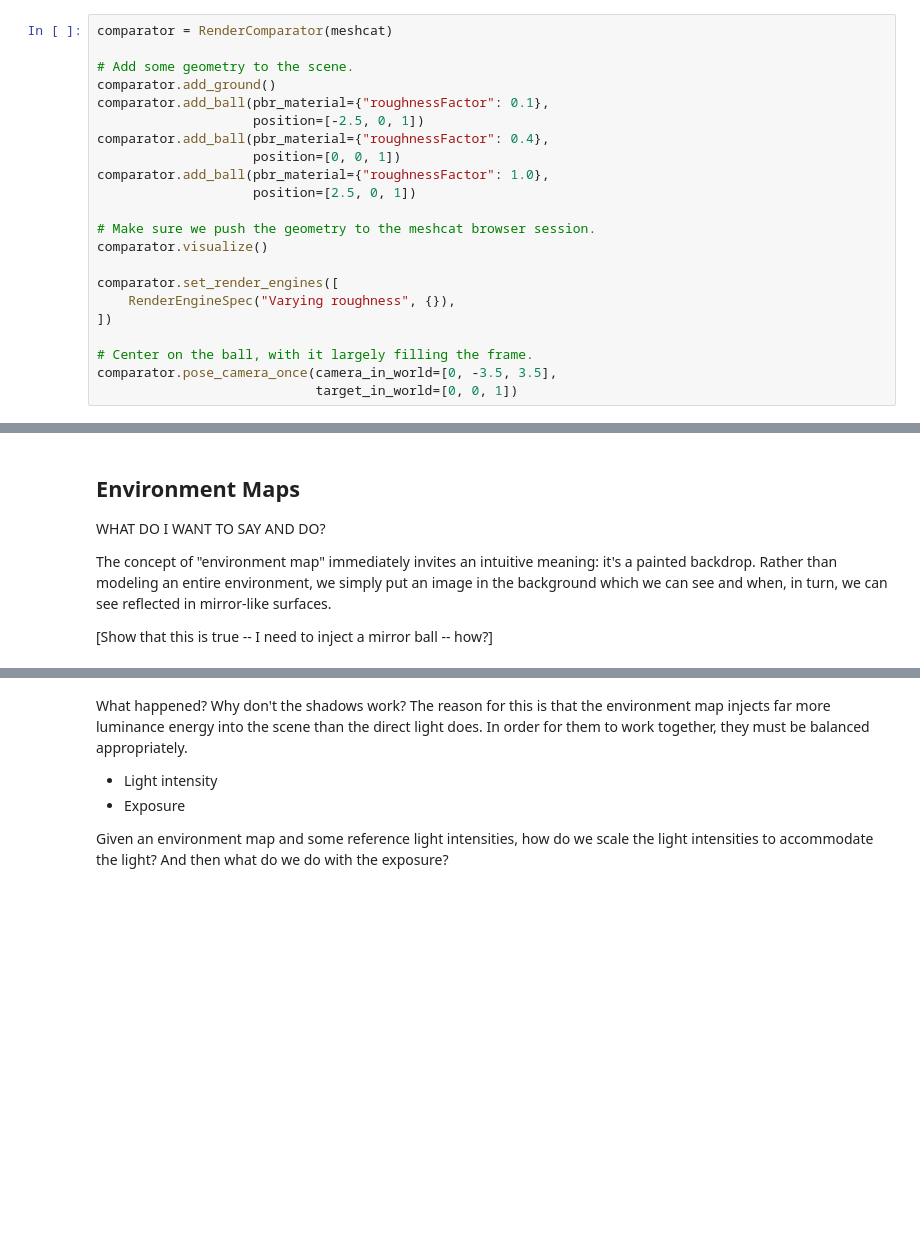
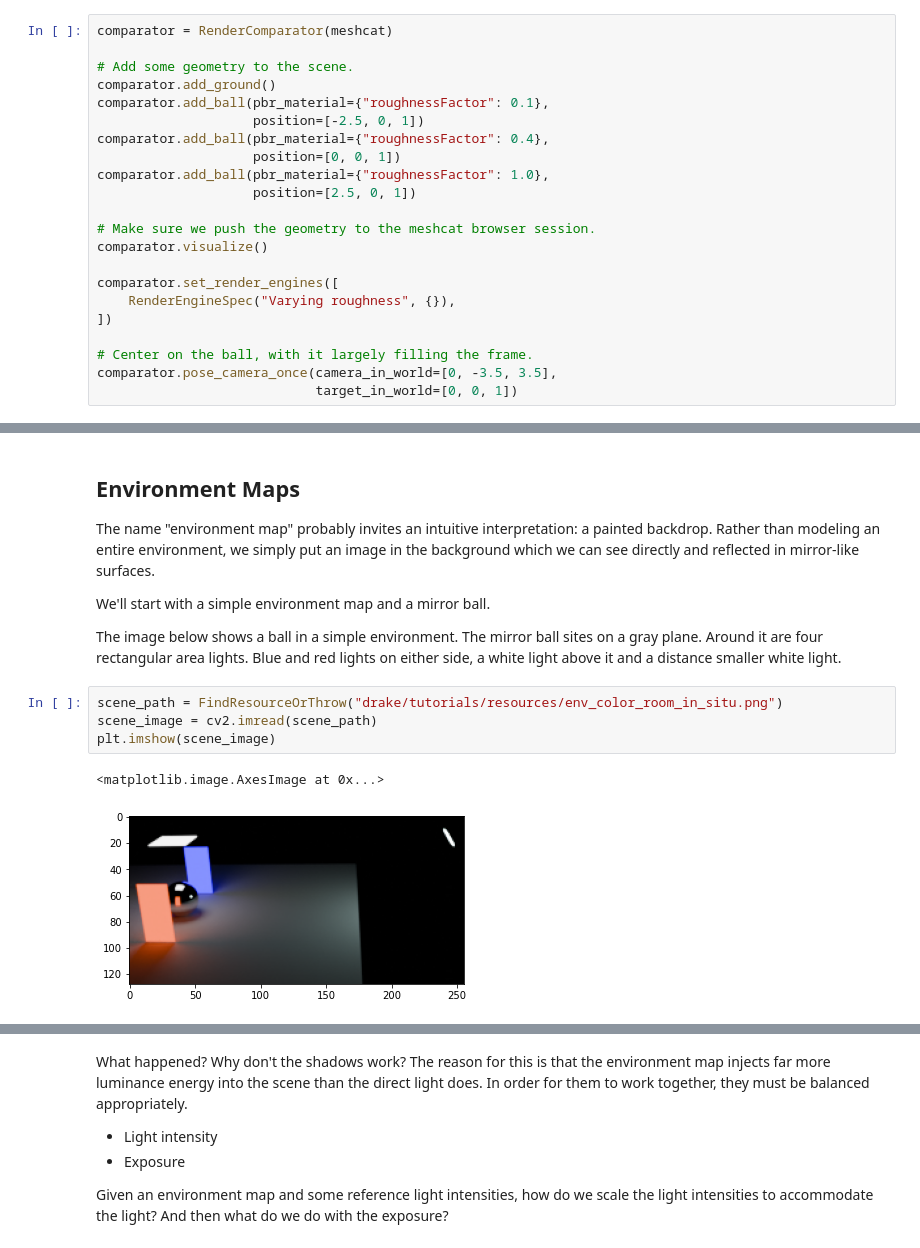
Before and after one commit to SeanCurtis-TRI/drake, a Jupyter notebook: tutorials/configuring_lighting.ipynb, the cells around one changed output, grey strips where cells are left out. Cells and saved outputs as stored; diff of their text form; blank space fills up the shorter version.

```diff
--- a/tutorials/configuring_lighting.ipynb
+++ b/tutorials/configuring_lighting.ipynb
@@ -1073,11 +1076,21 @@ comparator.render()
 # %% [markdown]
+<a id="environment-maps"></a>
 ## Environment Maps
 
-WHAT DO I WANT TO SAY AND DO?
+The name "environment map" probably invites an intuitive interpretation: a
+painted backdrop. Rather than modeling an entire environment, we simply put an
+image in the background which we can see directly and reflected in
+mirror-like surfaces.
 
-The concept of "environment map" immediately invites an intuitive meaning: it's
-a painted backdrop. Rather than modeling an entire environment, we simply put
-an image in the background which we can see and when, in turn, we can see
-reflected in mirror-like surfaces.
+We'll start with a simple environment map and a mirror ball.
 
-[Show that this is true -- I need to inject a mirror ball -- how?]
+The image below shows a ball in a simple environment. The mirror ball sites on
+a gray plane. Around it are four rectangular area lights. Blue and red lights
+on either side, a white light above it and a distance smaller white light.
+# %%
+scene_path = FindResourceOrThrow("drake/tutorials/resources/env_color_room_in_situ.png")
+scene_image = cv2.imread(scene_path)
+plt.imshow(scene_image)
+# %% [output]
+<matplotlib.image.AxesImage at 0x...>
+[figure, added]
```
Also changed, not shown: parts of 46 cells of this notebook, 11 other files.
